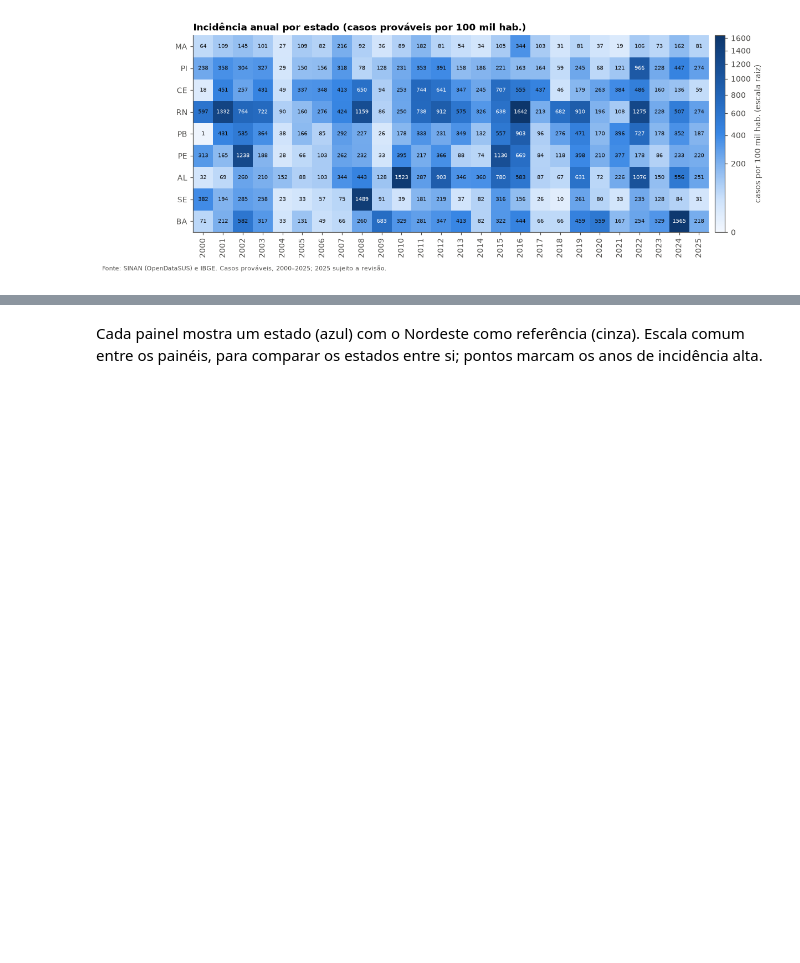
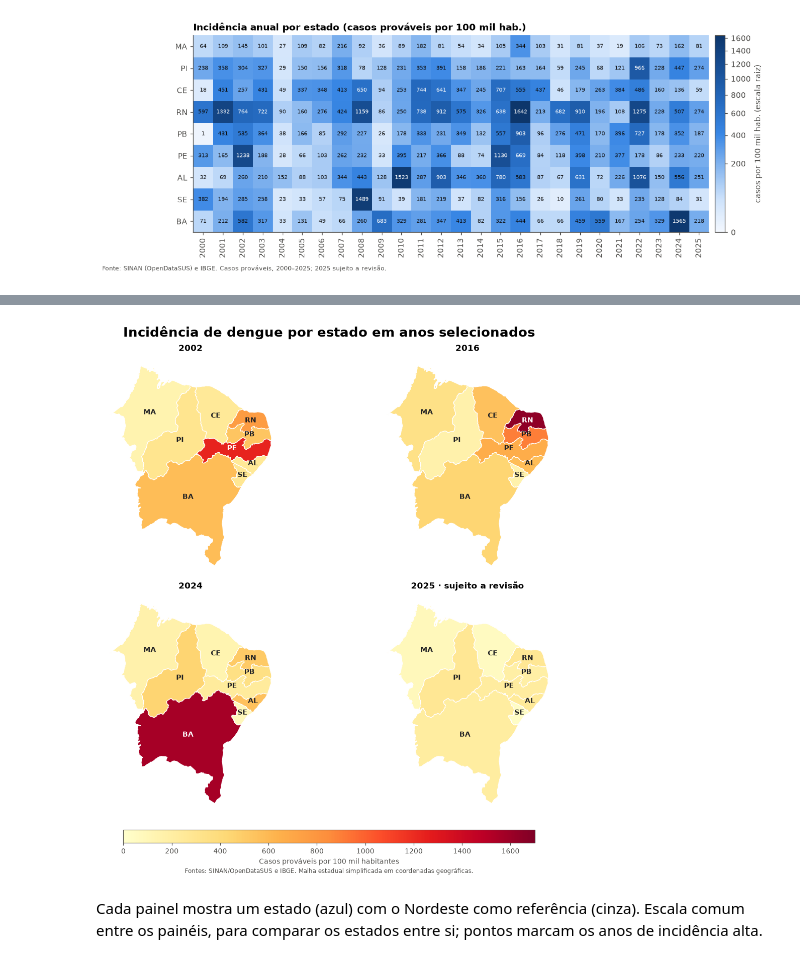
Before and after one commit to suellenferraz/Dengue-eda-northeast-brazil, a Jupyter notebook: notebooks/07_incidencia.ipynb, the cells around one changed output, grey strips where cells are left out. Drawn from its saved outputs; the diff is of its cells as text; code cells hidden in the pictures; blank space fills up the shorter version.

Commit message:
feat: adicionar mapas estaduais de incidência de dengue

```diff
--- a/notebooks/07_incidencia.ipynb
+++ b/notebooks/07_incidencia.ipynb
@@ -171,3 +177,58 @@ plt.show()
+# %%
+import json
+
+from matplotlib.patches import PathPatch
+from matplotlib.path import Path as Caminho
+
+anos_mapa = [2002, 2016, 2024, 2025]
+taxas_mapa = inc.loc[anos_mapa, eda.UFS]
+malha = json.loads((RAIZ / "src" / "eda" / "malha_ne_ibge.geojson").read_text(encoding="utf-8"))
+caminhos = {}
+for feicao in malha["features"]:
+    uf = eda.UF_SIGLA[int(feicao["properties"]["codarea"])]
+    geometria = feicao["geometry"]
+    poligonos = geometria["coordinates"]
+    if geometria["type"] == "Polygon":
+        poligonos = [poligonos]
+    caminhos[uf] = Caminho.make_compound_path(
+        *(Caminho(anel, closed=True) for poligono in poligonos for anel in poligono)
+    )
+
+assert set(caminhos) == set(eda.UFS)
+assert np.isfinite(taxas_mapa.to_numpy()).all()
+rotulos = {
+    "MA": (-45.3, -5.1), "PI": (-42.7, -7.5), "CE": (-39.6, -5.4),
+    "RN": (-36.6, -5.8), "PB": (-36.7, -7.0), "PE": (-38.2, -8.2),
+    "AL": (-36.4, -9.5), "SE": (-37.3, -10.5), "BA": (-42.0, -12.4),
+}
+
+cmap = mpl.colormaps["YlOrRd"]
+limite = np.ceil(taxas_mapa.to_numpy().max() / 100) * 100
+escala = mpl.colors.Normalize(vmin=0, vmax=limite)
+fig, axs = plt.subplots(2, 2, figsize=(10, 10), sharex=True, sharey=True, layout="constrained")
+
+for ax, ano in zip(axs.flat, anos_mapa):
+    for uf, caminho in caminhos.items():
+        cor = cmap(escala(taxas_mapa.at[ano, uf]))
+        ax.add_patch(PathPatch(caminho, facecolor=cor, edgecolor="white", linewidth=0.9))
+        brilho = 0.2126 * cor[0] + 0.7152 * cor[1] + 0.0722 * cor[2]
+        ax.text(*rotulos[uf], uf, ha="center", va="center", fontsize=9, fontweight="bold",
+                color="white" if brilho < 0.45 else "#202124")
+    ax.autoscale_view()
+    ax.set_aspect("equal")
+    ax.set_axis_off()
+    titulo = f"{ano} · sujeito a revisão" if ano == 2025 else str(ano)
+    ax.set_title(titulo, loc="center")
+
+fig.suptitle("Incidência de dengue por estado em anos selecionados", fontsize=17, fontweight="bold")
+barra = fig.colorbar(mpl.cm.ScalarMappable(norm=escala, cmap=cmap), ax=axs,
+                     orientation="horizontal", shrink=0.75, aspect=32, pad=0.03)
+barra.set_label("Casos prováveis por 100 mil habitantes")
+fig.supxlabel("Fontes: SINAN/OpenDataSUS e IBGE. Malha estadual simplificada em coordenadas geográficas.",
+             fontsize=8, color=eda.COR["texto2"])
+plt.show()
+# %% [output]
+[figure, added]
 # %% [markdown]
 Cada painel mostra um estado (azul) com o Nordeste como referência (cinza). Escala comum entre os painéis, para
 comparar os estados entre si; pontos marcam os anos de incidência alta.
```
Also changed, not shown: parts of 1 cell of this notebook, 3 other files.
